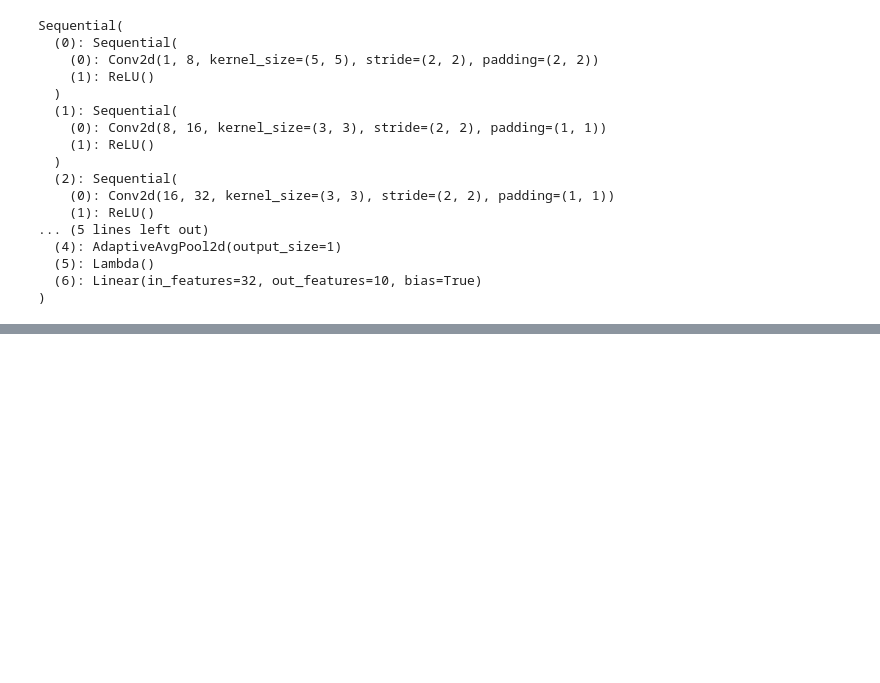
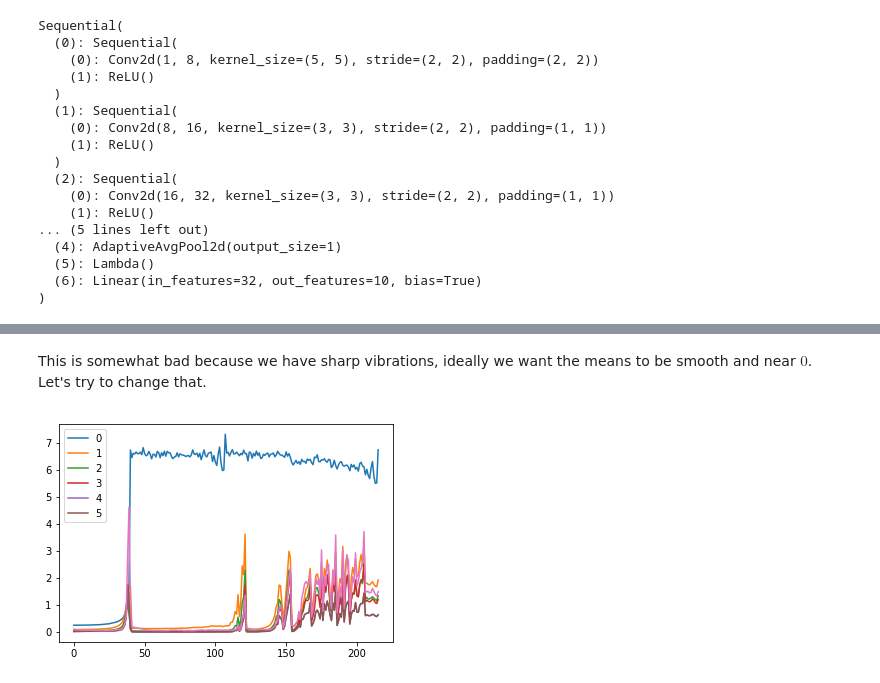
Before and after one commit to Akramz/Impractical-DL, a Jupyter notebook: 02.ipynb, the cells around one changed output, grey strips where cells are left out. Cells and saved outputs as stored; diff of their text form; code cells hidden in the pictures; blank space fills up the shorter version.

```diff
--- a/02.ipynb
+++ b/02.ipynb
@@ -1051,0 +1095,7 @@ valid: [0.615420458984375, tensor(0.8521, device='cuda:0')]
+# %% [markdown]
+This is somewhat bad because we have sharp vibrations, ideally we want the means to be smooth and near $0$. Let's try to change that.
+# %%
+for l in model.act_stds: plt.plot(l)
+plt.legend(range(6));
+# %% [output]
+[figure, added]
```
Also changed, not shown: parts of 137 cells of this notebook.
